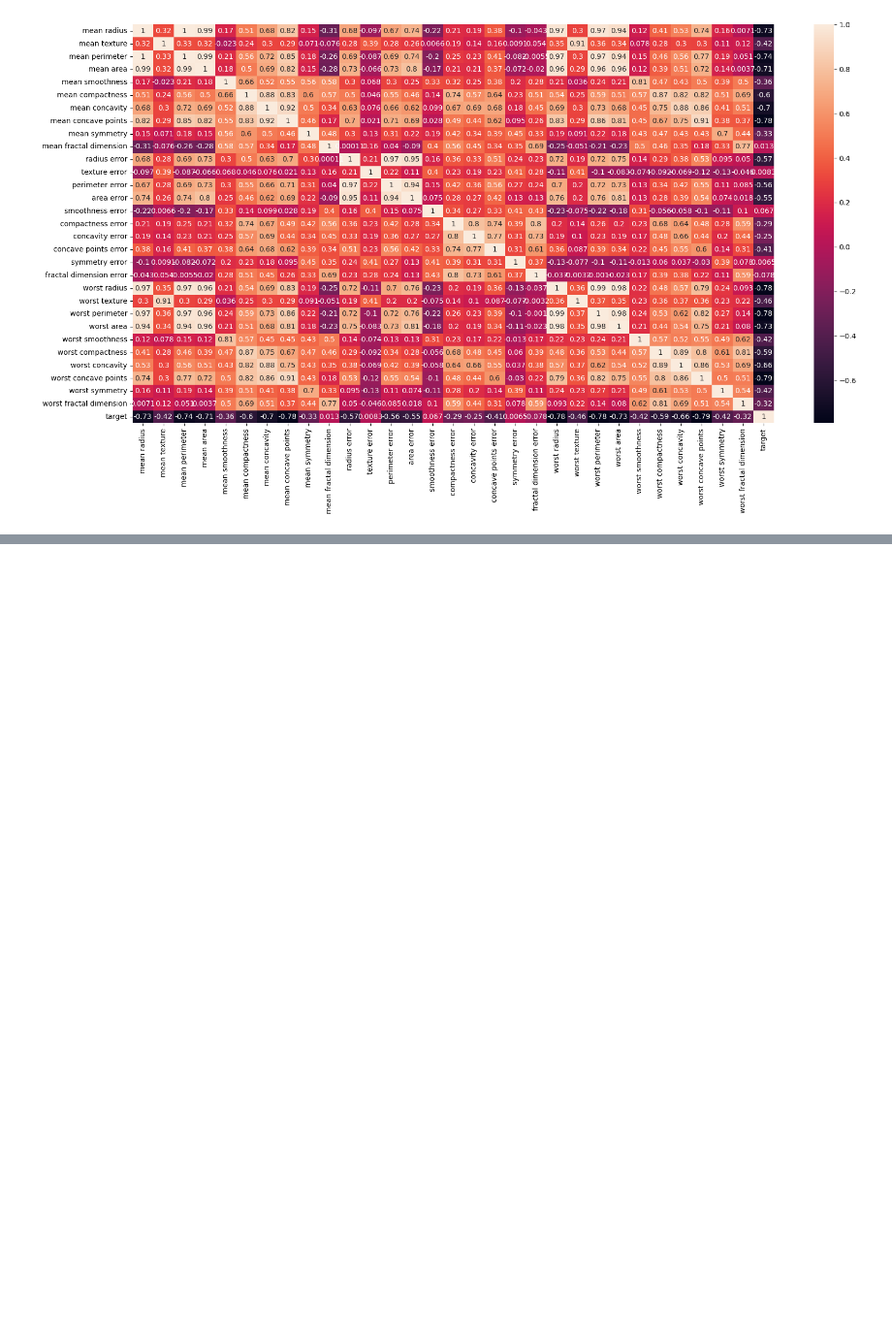
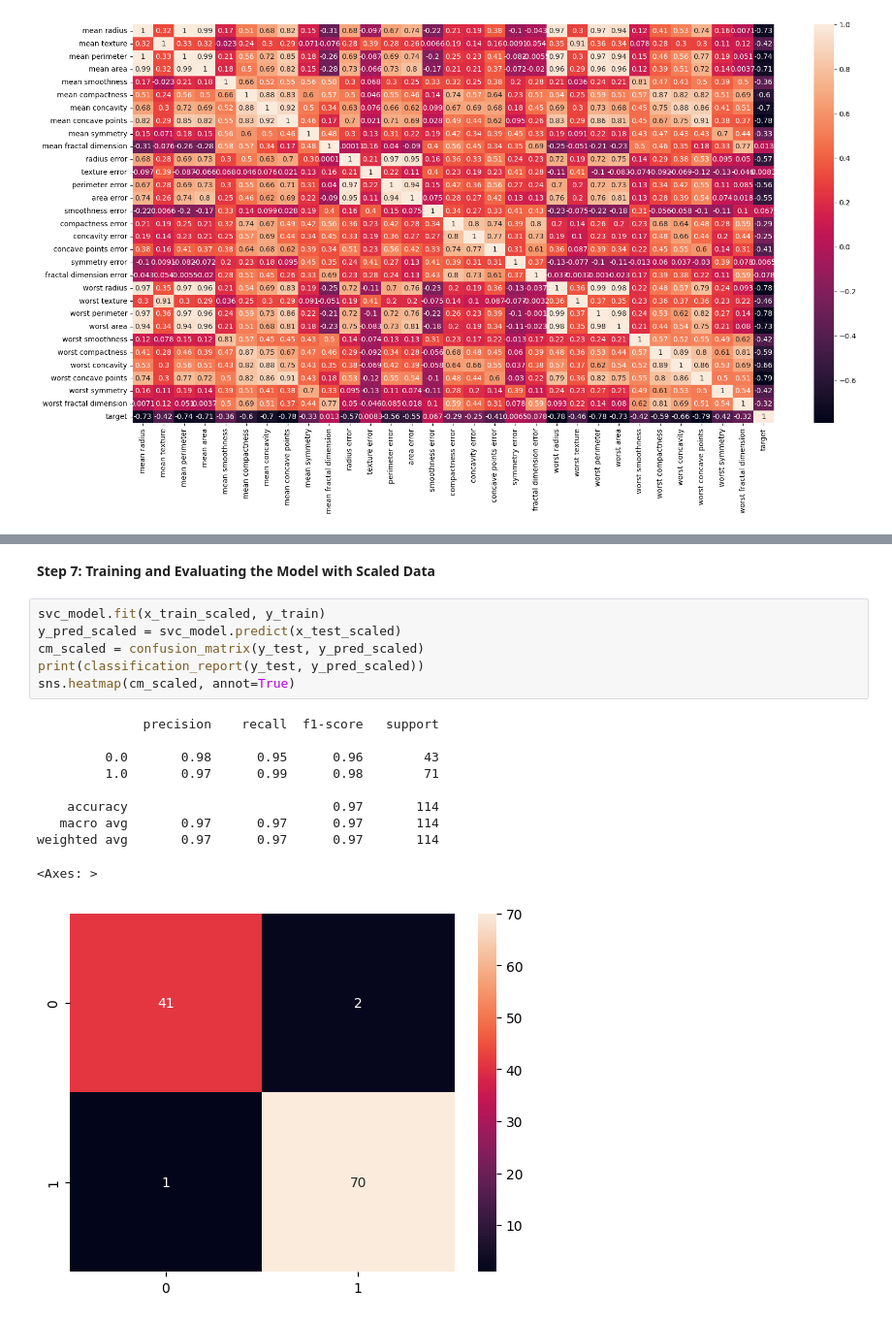
Before and after one commit to NARAYANAN0101/machine-learning-projects, a Jupyter notebook: Breast_Cancer_Classification.ipynb, the cells around one changed output, grey strips where cells are left out. Shown at 97% size. Saved outputs shown, nothing was run; the diff lists cells and outputs as text; blank space fills up the shorter version.

```diff
--- a/Breast_Cancer_Classification.ipynb
+++ b/Breast_Cancer_Classification.ipynb
@@ -143,0 +202,19 @@ sns.heatmap(df_cancer.corr(), annot=True)
+# %% [markdown]
+**Step 7: Training and Evaluating the Model with Scaled Data**
+# %%
+svc_model.fit(x_train_scaled, y_train)
+y_pred_scaled = svc_model.predict(x_test_scaled)
+cm_scaled = confusion_matrix(y_test, y_pred_scaled)
+print(classification_report(y_test, y_pred_scaled))
+sns.heatmap(cm_scaled, annot=True)
+# %% [output]
+              precision    recall  f1-score   support
+
+         0.0       0.98      0.95      0.96        43
+         1.0       0.97      0.99      0.98        71
+
+    accuracy                           0.97       114
+   macro avg       0.97      0.97      0.97       114
+weighted avg       0.97      0.97      0.97       114
+<Axes: >
+[figure, added]
```
Also changed, not shown: parts of 29 cells of this notebook.
